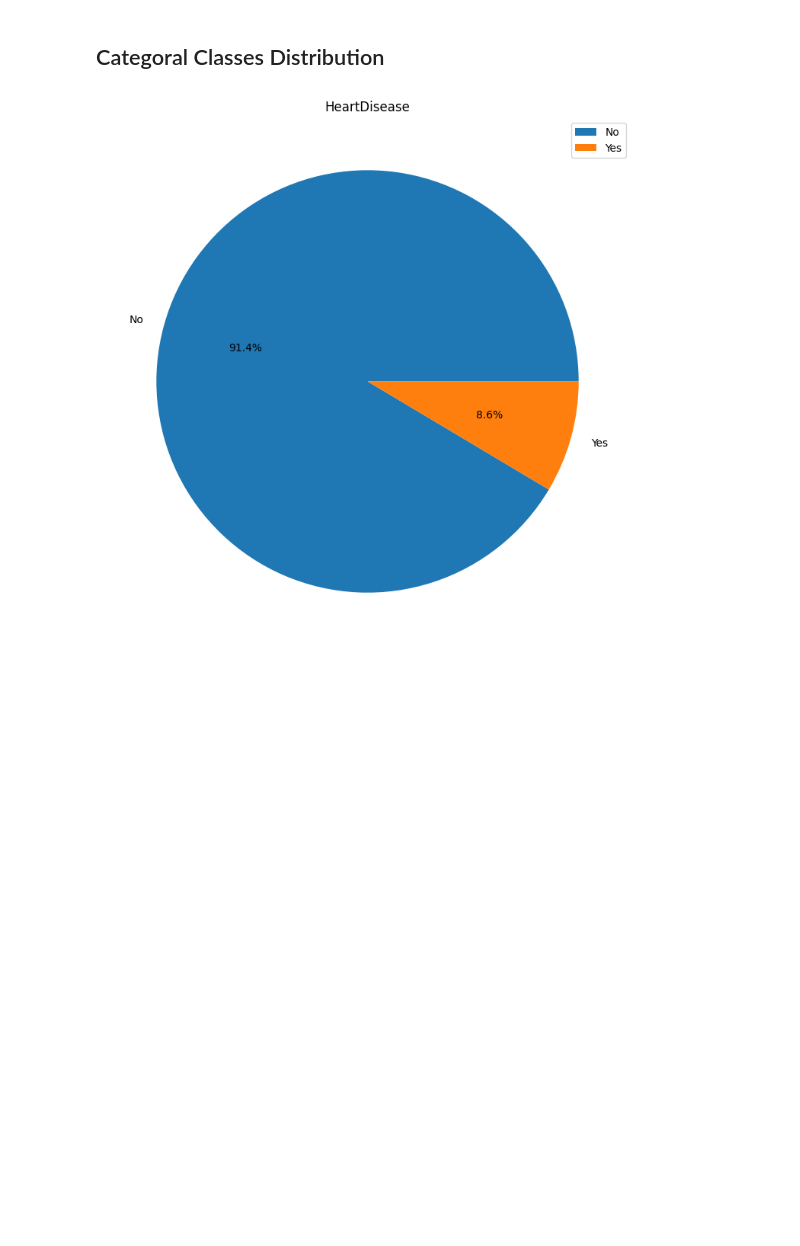
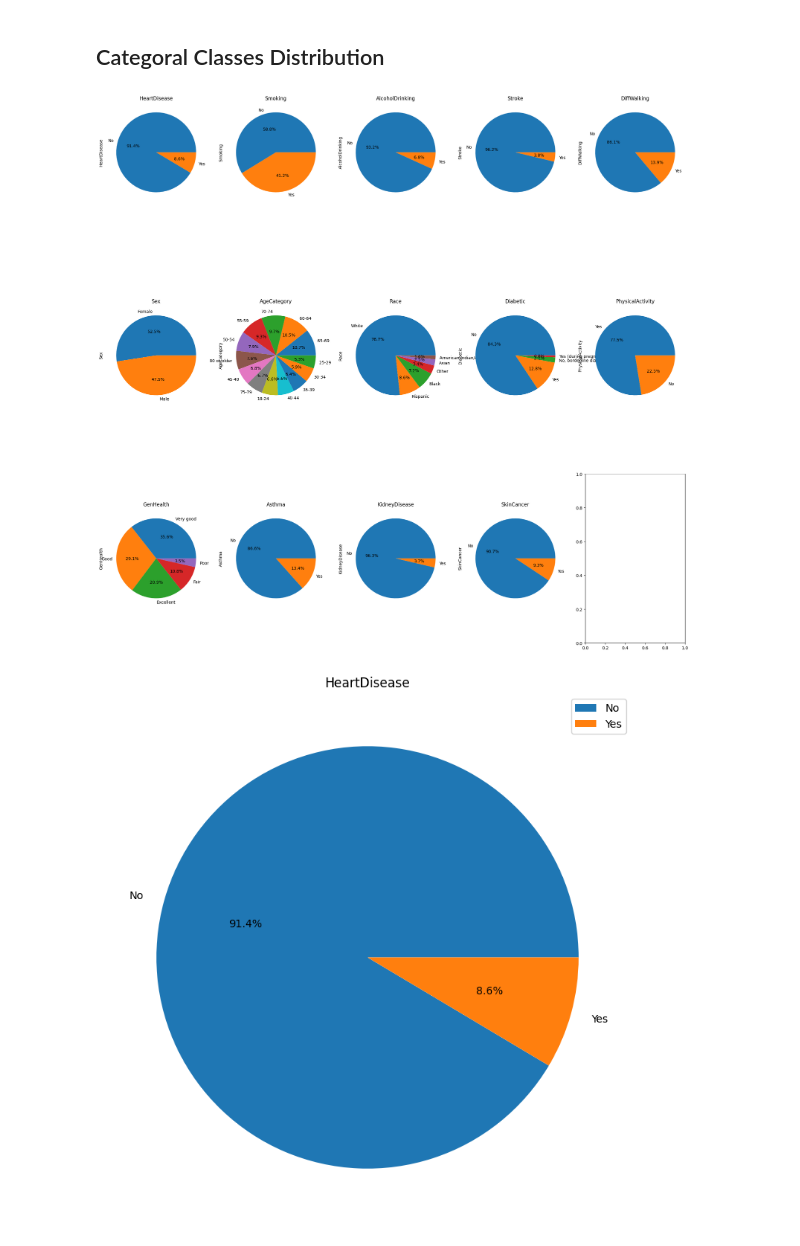
Before and after one commit to nour-aldin/Heart-Disease-Detection, a Jupyter notebook: code/Data Visualization.ipynb, the cells around one changed output. Saved outputs shown, nothing was run; the diff lists cells and outputs as text; code cells hidden in the pictures; blank space fills up the shorter version.

Commit message:
subplot visualizations fixed

```diff
--- a/code/Data Visualization.ipynb
+++ b/code/Data Visualization.ipynb
@@ -51,6 +51,29 @@ data['HeartDisease'].value_counts().plot(kind='bar', color=["blue", "red"],figsi
 [figure]
 # %% [markdown]
 ## Categoral Classes Distribution
+# %%
+arr = ['BMI', 'PhysicalHealth', 'MentalHealth', 'SleepTime']
+# make copy of data and remove columns in arr
+d = data.drop(arr, axis=1)
+_x = 5
+_y = 3
+
+x = 0
+y = 0
+# show a pie chart for the columns inside d in one subplot
+fig, axes = plt.subplots(3, 5, figsize=(25, 25))
+for col, ax in zip(d.columns, axes.flatten()):
+    d[col].value_counts().plot(kind='pie', autopct='%1.1f%%', ax=axes[y, x])
+    x = x + 1
+    if x == _x:
+        x = 0
+        y = y + 1
+    ax.set_title(col)
+    # ax.set_ylabel('')
+
+plt.show()
+# %% [output]
+[figure, added]
 # %%
 # show all columns distribution as a pie chart
 arr = ['BMI', 'PhysicalHealth', 'MentalHealth', 'SleepTime']
```
Also changed, not shown: parts of 2 cells of this notebook.
